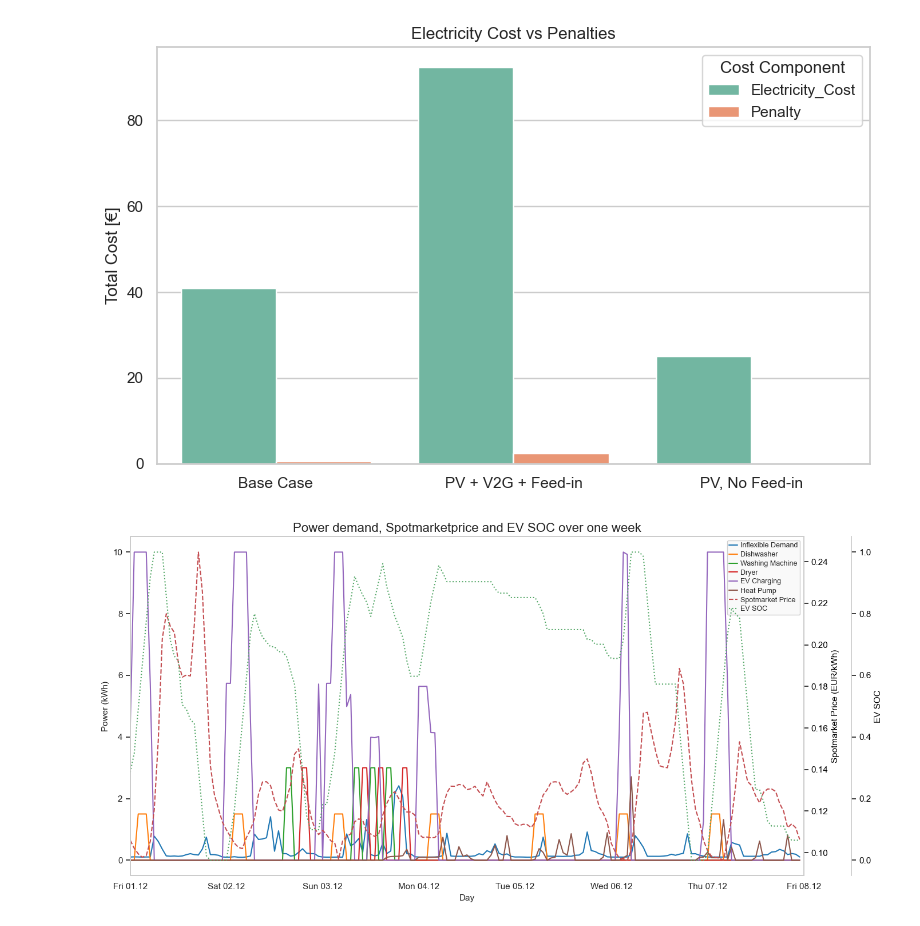
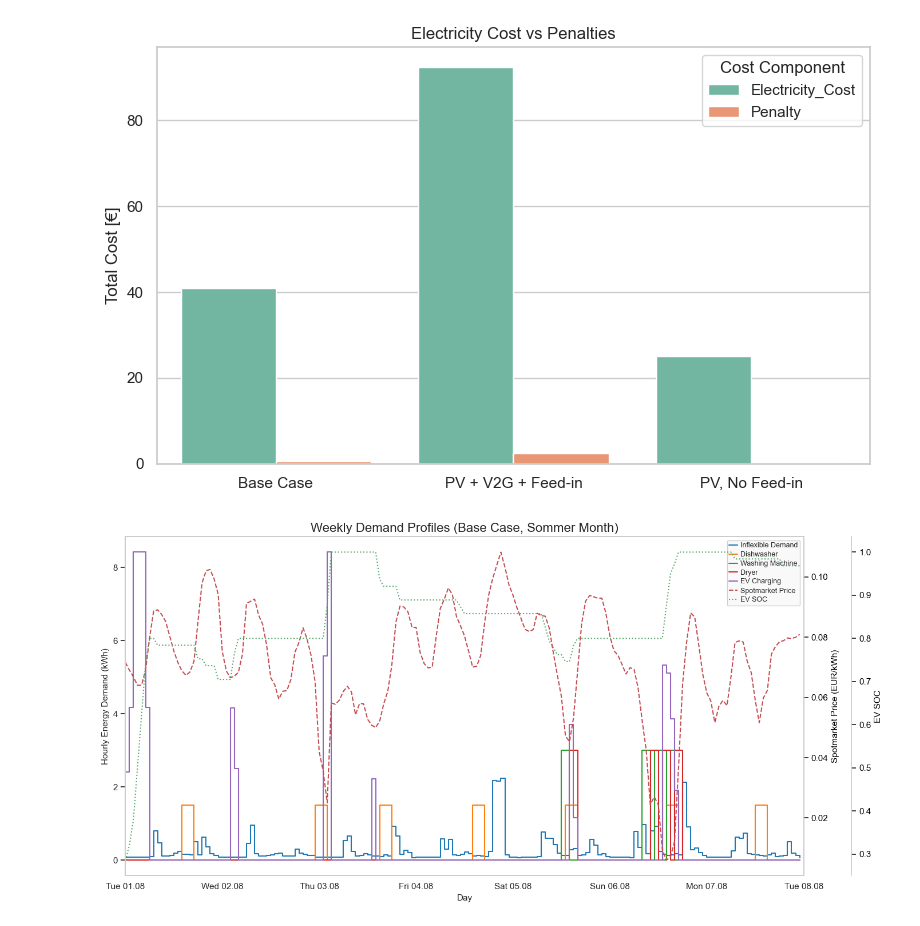
Before and after one commit to sewaelty/optimization_project, a Jupyter notebook: main/plots.ipynb, the cells around one changed output. Drawn from its saved outputs; the diff is of its cells as text; code cells hidden in the pictures.

Commit message:
first final figures and changes in readme and plotting

```diff
--- a/main/plots.ipynb
+++ b/main/plots.ipynb
@@ -13,7 +13,9 @@ project_root = os.path.abspath(os.getcwd())
 
 data_dir = os.path.join(os.path.dirname(project_root))
 
-results_dir = os.path.join(data_dir, 'results')
+results_dir = os.path.join(data_dir, 'results','new_peak')
+
+
 
 figures_dir = os.path.join(data_dir, 'figures')
 
@@ -23,9 +25,9 @@ results_basecase_summer = pd.read_csv(os.path.join(results_dir, 'results_basecas
 results_basecase_winter = pd.read_csv(os.path.join(results_dir, 'results_basecase_winter.csv'), sep=',')
 results_case_1_winter = pd.read_csv(os.path.join(results_dir, 'results_case_1_winter.csv'), sep=',')
 results_case_2_summer = pd.read_csv(os.path.join(results_dir,'results_case_2_summer.csv'), sep=',')
-results_case_2_winter = pd.read_csv(os.path.join(results_dir,'results_case_2_winter.csv'), sep=',')
-results_case_3_winter = pd.read_csv(os.path.join(results_dir,'results_case_3_winter.csv'), sep=',')
-results_case_3_summer = pd.read_csv(os.path.join(data_dir,'results_case_3_summer.csv'), sep=',')
+#results_case_2_winter = pd.read_csv(os.path.join(results_dir,'results_case_2_winter.csv'), sep=',')
+#results_case_3_winter = pd.read_csv(os.path.join(results_dir,'results_case_3_winter.csv'), sep=',')
+#results_case_3_summer = pd.read_csv(os.path.join(data_dir,'results_case_3_summer.csv'), sep=',')
 # %%
 #print column names of all the dfs
 #print('results_basecase_summer' , results_basecase_summer.head())
@@ -183,9 +185,9 @@ def plot_energy_profile(
     })
 
     fig, ax1 = plt.subplots(figsize=(14, 7))
-    sns.lineplot(data=data_power_melted, x='timestamp', y='Power (kWh)', hue='Technology', ax=ax1, palette=palette)
+    sns.lineplot(data=data_power_melted, x='timestamp', y='Power (kWh)', hue='Technology', ax=ax1, palette=palette, drawstyle='steps-post')
 
-    ax1.set_ylabel("Power (kWh)")
+    ax1.set_ylabel("Hourly Energy Demand (kWh)")
     ax1.set_xlabel("Day")
     ax1.set_xlim(timestamps.iloc[0].normalize(), timestamps.iloc[-1].normalize() + pd.Timedelta(days=1))
     ax1.xaxis.set_major_formatter(mdates.DateFormatter('%a %d.%m'))
@@ -233,15 +235,15 @@ def plot_energy_profile(
     plt.savefig(os.path.join(figures_dir, save_filename), dpi=400, bbox_inches='tight')
     plt.show()
 # %%
-plot_title = "Power demand, Spotmarketprice and EV SOC over one week"
+plot_title = "Weekly Demand Profiles (Base Case, Sommer Month)"
 
-filename = "case_3_winter.png"
+filename = "basecase_summer.png"
 
 plot_energy_profile(
-    results_df=results_case_3_winter,
+    results_df=results_basecase_summer,
     title=plot_title,
     save_filename= filename,
     max_time=24 * 7,
 )
 # %% [output]
-[figure, old version]
+[figure, new version]
```
Also changed, not shown: 7 other files.
